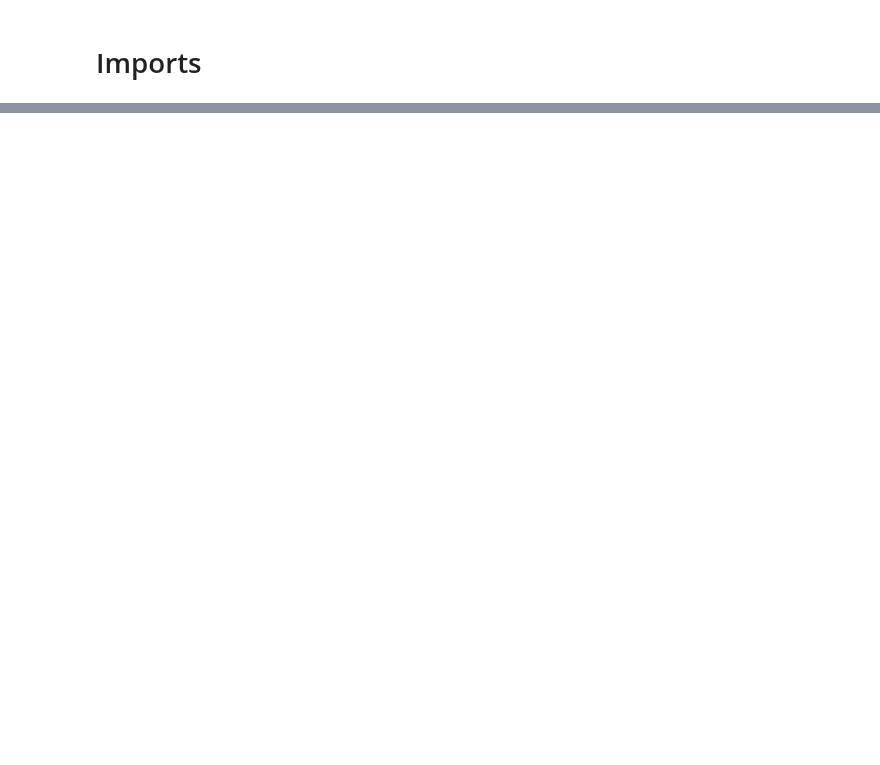
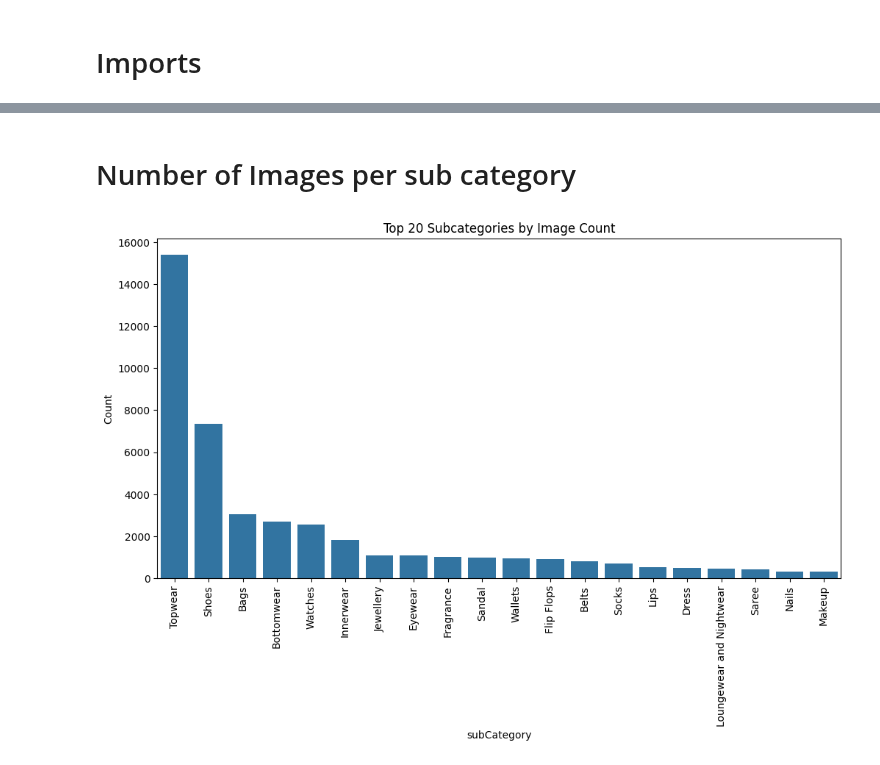
Before and after one commit to faseeh1279/cnn-product-recommendation-system, a Jupyter notebook: cnn-product-recommendation-system.ipynb, the cells around one changed output, grey strips where cells are left out. Saved outputs shown, nothing was run; the diff lists cells and outputs as text; code cells hidden in the pictures; blank space fills up the shorter version.

```diff
--- a/cnn-product-recommendation-system.ipynb
+++ b/cnn-product-recommendation-system.ipynb
@@ -283,0 +215,12 @@ plt.show()
+# %% [markdown]
+# Number of Images per sub category
+# %%
+top_subcategories = df['subCategory'].value_counts().head(20)
+plt.figure(figsize=(12,6))
+sns.barplot(x=top_subcategories.index, y=top_subcategories.values)
+plt.title("Top 20 Subcategories by Image Count")
+plt.xticks(rotation=90)
+plt.ylabel("Count")
+plt.show()
+# %% [output]
+[figure, added]
```
Also changed, not shown: parts of 141 cells of this notebook.
